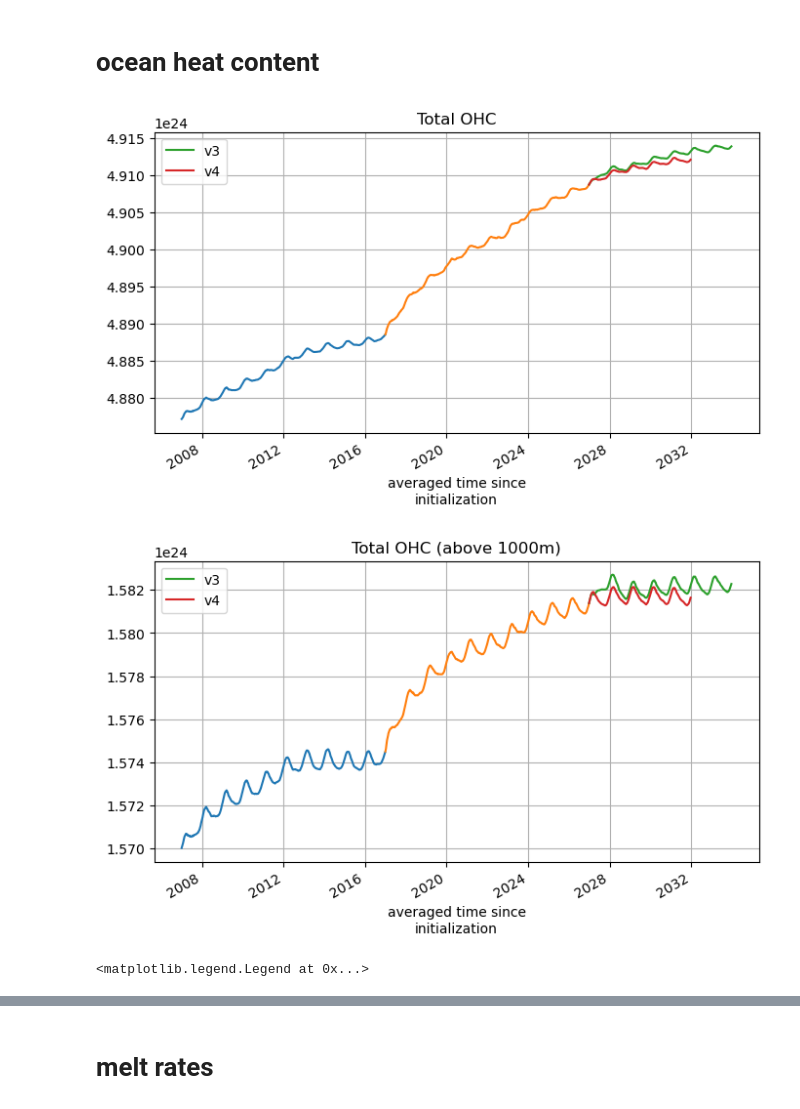
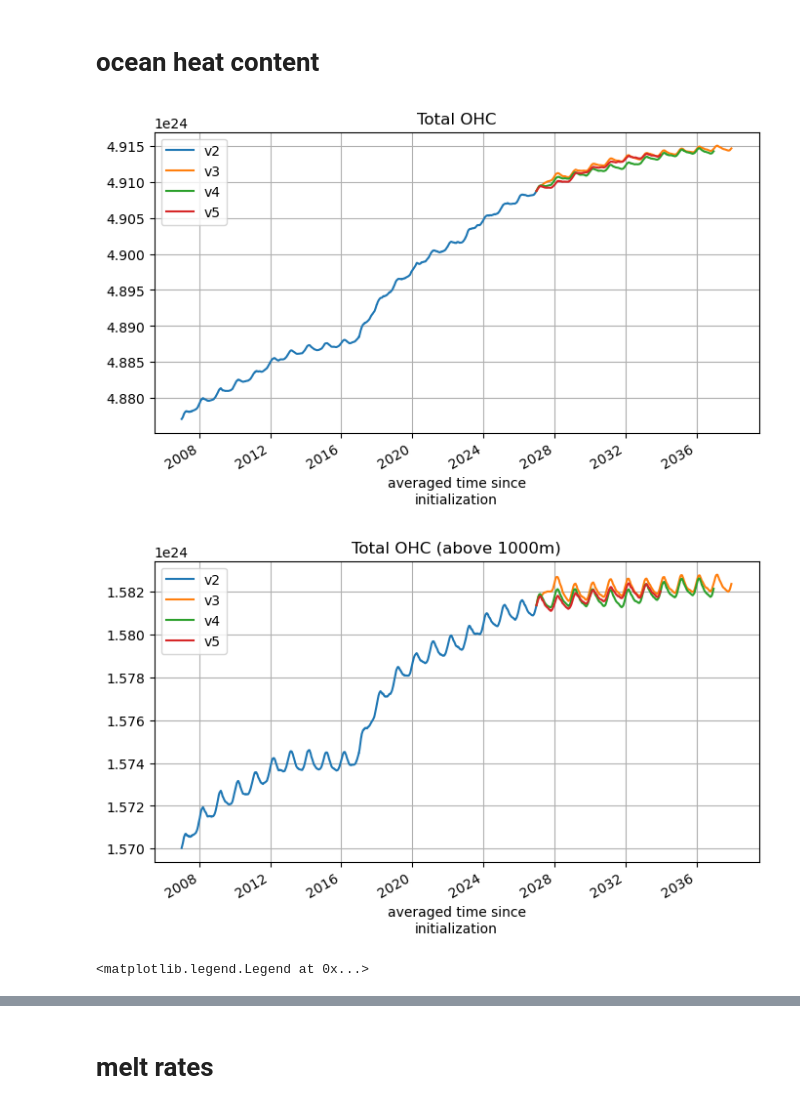
Before and after one commit to dgwyther/apom-analysis, a Jupyter notebook: notebooks/PrelimAna-spinupChecks-v4.ipynb, the cells around one changed output, grey strips where cells are left out. Cells and saved outputs as stored; diff of their text form; code cells hidden in the pictures.

```diff
--- a/notebooks/PrelimAna-spinupChecks-v4.ipynb
+++ b/notebooks/PrelimAna-spinupChecks-v4.ipynb
@@ -137,7 +137,7 @@ ds2 = xr.open_mfdataset(fl,chunks = {'ocean_time':1}, data_vars='minimal', compa
 
 FilePath='/scratch/gi0/bkg581/amery_hr_repeatyear_v11_ctrl_tides_v3/' # Truth file settings
 prefix='roms_avg_'
-timeRange = [21, 28]
+timeRange = [21, 32]
 datelist = np.array(range(timeRange[0],timeRange[1],1))
 
 def add_zeros_to_4(date):
@@ -171,7 +171,7 @@ ds3 = xr.open_mfdataset(fl,chunks = {'ocean_time':1}, data_vars='minimal', compa
 
 FilePath='/scratch/gi0/bkg581/amery_hr_repeatyear_v11_ctrl_tides_v4/' # Truth file settings
 prefix='roms_avg_'
-timeRange = [21, 26]
+timeRange = [21, 31]
 datelist = np.array(range(timeRange[0],timeRange[1],1))
 
 def add_zeros_to_4(date):
@@ -273,6 +307,7 @@ OHC=1026*4181.3*dV*(ds.temp+273.15)
 OHC2 = 1026*4181.3*dV*(ds2.temp+273.15)
 OHC3 = 1026*4181.3*dV*(ds3.temp+273.15)
 OHC4 = 1026*4181.3*dV*(ds4.temp+273.15)
+OHC5 = 1026*4181.3*dV*(ds5.temp+273.15)
 # %%
 # calculate totals
 TotalOHC = OHC.sum(dim='xi_rho').sum(dim='eta_rho').sum(dim='s_rho')
@@ -289,37 +324,44 @@ TotalOHC_below1000 = OHC.where((ds.z_rho<-1000).compute(), drop=True).sum(dim='x
 TotalOHC2_below1000 = OHC2.where((ds.z_rho<-1000).compute(), drop=True).sum(dim='xi_rho').sum(dim='eta_rho').sum(dim='s_rho')
 TotalOHC3_below1000 = OHC3.where((ds.z_rho<-1000).compute(), drop=True).sum(dim='xi_rho').sum(dim='eta_rho').sum(dim='s_rho')
 TotalOHC4_below1000 = OHC4.where((ds.z_rho<-1000).compute(), drop=True).sum(dim='xi_rho').sum(dim='eta_rho').sum(dim='s_rho')
+
+TotalOHC5 = OHC5.sum(dim='xi_rho').sum(dim='eta_rho').sum(dim='s_rho')
+TotalOHC5_above1000 = OHC5.where((ds.z_rho>-1000).compute(), drop=True).sum(dim='xi_rho').sum(dim='eta_rho').sum(dim='s_rho')
+TotalOHC5_below1000 = OHC5.where((ds.z_rho<-1000).compute(), drop=True).sum(dim='xi_rho').sum(dim='eta_rho').sum(dim='s_rho')
 # %%
 # plot total OHC
 plt.figure(figsize=(8,4))
-TotalOHC.plot()
-TotalOHC2.plot()
+TotalOHC.plot(label='v2')
+TotalOHC2.plot(color='C0')
 TotalOHC3.plot(label='v3')
 TotalOHC4.plot(label='v4')
+TotalOHC5.plot(label='v5')
 plt.title('Total OHC')
 plt.grid()
 plt.legend()
 plt.show()
 
 plt.figure(figsize=(8,4))
-TotalOHC_above1000.plot()
-TotalOHC2_above1000.plot()
+TotalOHC_above1000.plot(label='v2')
+TotalOHC2_above1000.plot(color='C0')
 TotalOHC3_above1000.plot(label='v3')
 TotalOHC4_above1000.plot(label='v4')
+TotalOHC5_above1000.plot(label='v5')
 plt.title('Total OHC (above 1000m)')
 plt.grid()
 plt.legend()
 plt.show()
 
 plt.figure(figsize=(8,4))
-TotalOHC_below1000.plot()
-TotalOHC2_below1000.plot()
+TotalOHC_below1000.plot(label='v2')
+TotalOHC2_below1000.plot(color='C0')
 TotalOHC3_below1000.plot(label='v3')
 TotalOHC4_below1000.plot(label='v4')
+TotalOHC5_below1000.plot(label='v5')
 plt.title('Total OHC (below 1000m)')
 plt.grid()
 plt.legend()
 # %% [output]
-[figure, old version]
+[figure, new version]
-[figure, old version]
+[figure, new version]
 <matplotlib.legend.Legend at 0x...>
```
Also changed, not shown: parts of 24 cells of this notebook.
